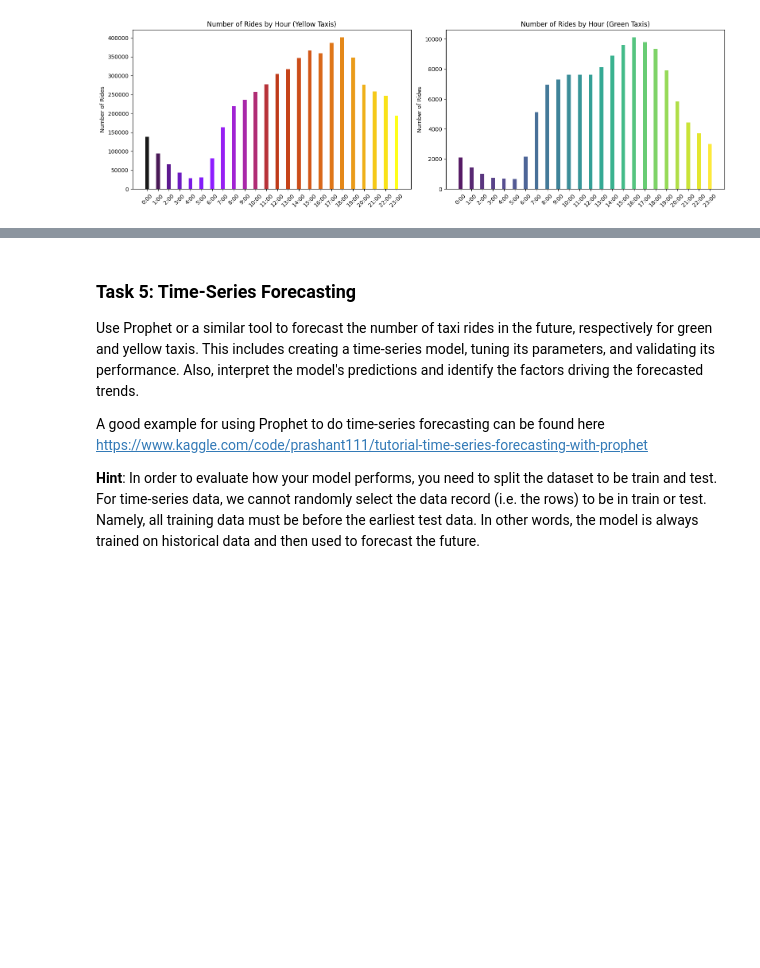
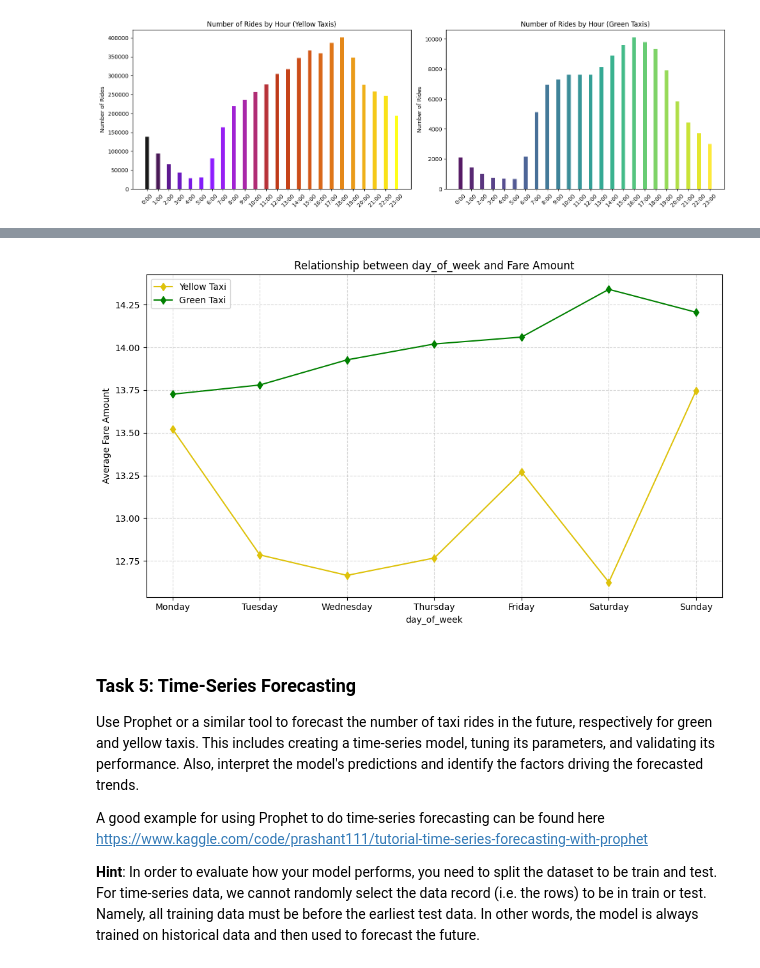
Before and after one commit to Strongside-87/Project-Delivery, a Jupyter notebook: 4_temporal_spatial_data_analysis.ipynb, the cells around one changed output, grey strips where cells are left out. Cells and saved outputs as stored; diff of their text form; code cells hidden in the pictures; blank space fills up the shorter version.

```diff
--- a/4_temporal_spatial_data_analysis.ipynb
+++ b/4_temporal_spatial_data_analysis.ipynb
@@ -385,3 +380,48 @@ plt.show()
+# %%
+import pandas as pd
+import matplotlib.pyplot as plt
+weekdays_order = ['Monday', 'Tuesday', 'Wednesday', 'Thursday', 'Friday', 'Saturday', 'Sunday']
+# Step 2: Convert 'day_of_week' column to categorical with the desired order
+df_yellow['day_of_week'] = pd.Categorical(df_yellow['day_of_week'], categories=weekdays_order, ordered=True)
+df_green['day_of_week'] = pd.Categorical(df_green['day_of_week'], categories=weekdays_order, ordered=True)
+
+
+# Step 2: Calculate average fare per hour for both datasets
+average_fare_by_day_of_week_yellow = df_yellow.groupby('day_of_week')['fare_amount'].mean()
+average_fare_by_day_of_week_green = df_green.groupby('day_of_week')['fare_amount'].mean()
+
+# Step 3: Configure and plot the figure
+plt.figure(figsize=(10, 6))
+
+# Plot line for Yellow Taxi
+plt.plot(average_fare_by_day_of_week_yellow.index, average_fare_by_day_of_week_yellow,
+        marker='d', label='Yellow Taxi', color='#DEC20B')
+
+# Plot line for Green Taxi
+plt.plot(average_fare_by_day_of_week_green.index, average_fare_by_day_of_week_green,
+        marker='d', label='Green Taxi', color='green')
+
+# Set x-axis and y-axis labels
+plt.xlabel('day_of_week')
+plt.ylabel('Average Fare Amount')
+
+# Set the title
+plt.title('Relationship between day_of_week and Fare Amount')
+
+# Add a grid
+plt.grid(True, linestyle='--', alpha=0.5)
+
+# Customize the legend
+plt.legend(loc='upper left')
+
+
+# Adjust spacing
+plt.tight_layout()
+
+# Display the plot
+plt.show()
+# %% [output]
+[figure, added]
 # %% [markdown]
 ### Task 5: Time-Series Forecasting
 Use Prophet or a similar tool to forecast the number of taxi rides in the future, respectively for green and yellow taxis. This includes creating a time-series model, tuning its parameters, and validating its performance. Also, interpret the model's predictions and identify the factors driving the forecasted trends.
```
Also changed, not shown: parts of 8 cells of this notebook.
